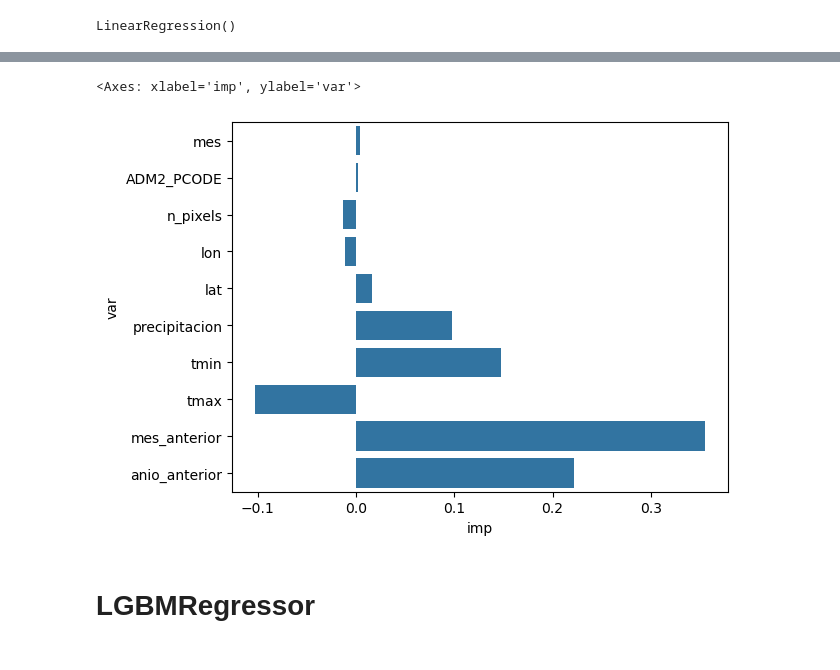
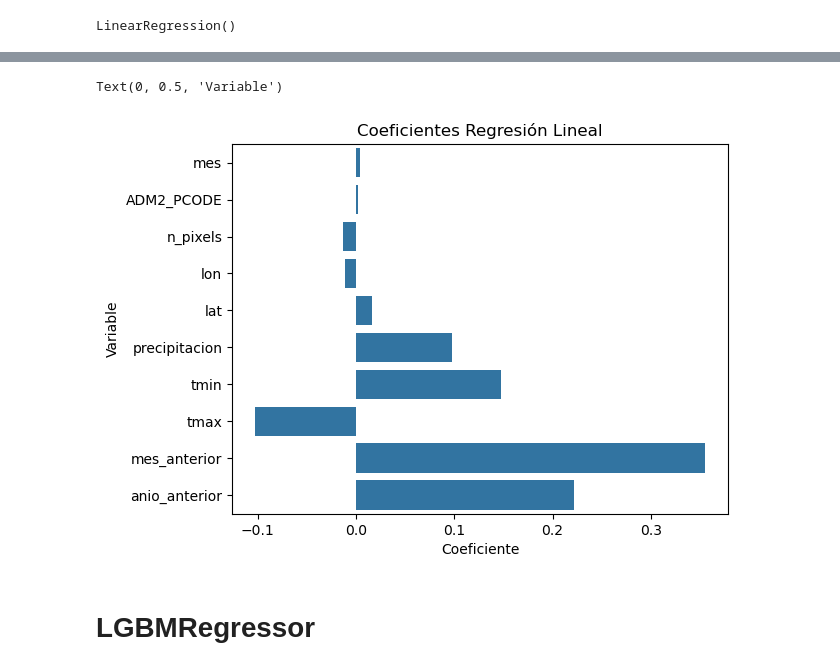
Before and after one commit to ManuelAlejandroMartinezFlores/ProyectoMineria, a Jupyter notebook: modelos.ipynb, the cells around one changed output, grey strips where cells are left out. Cells and saved outputs as stored; diff of their text form; code cells hidden in the pictures.

```diff
--- a/modelos.ipynb
+++ b/modelos.ipynb
@@ -252,10 +333,13 @@ import seaborn as sns
 # %%
 
 imp = pd.DataFrame({"var": Xtrain.columns, "imp": lr.coef_})
 sns.barplot(imp, x="imp", y="var")
+plt.title("Coeficientes Regresión Lineal")
+plt.xlabel("Coeficiente")
+plt.ylabel("Variable")
 # %% [output]
-<Axes: xlabel='imp', ylabel='var'>
+Text(0, 0.5, 'Variable')
-[figure, old version]
+[figure, new version]
 # %% [markdown]
 # LGBMRegressor
 # %%
```
Also changed, not shown: parts of 33 cells of this notebook, 4 other files.
